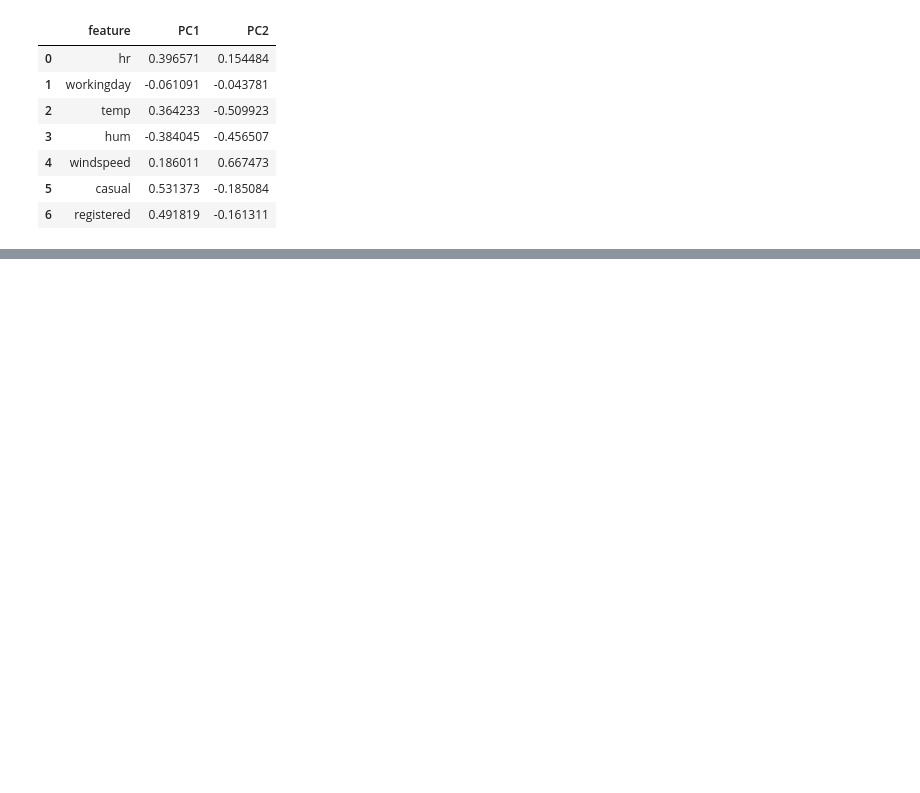
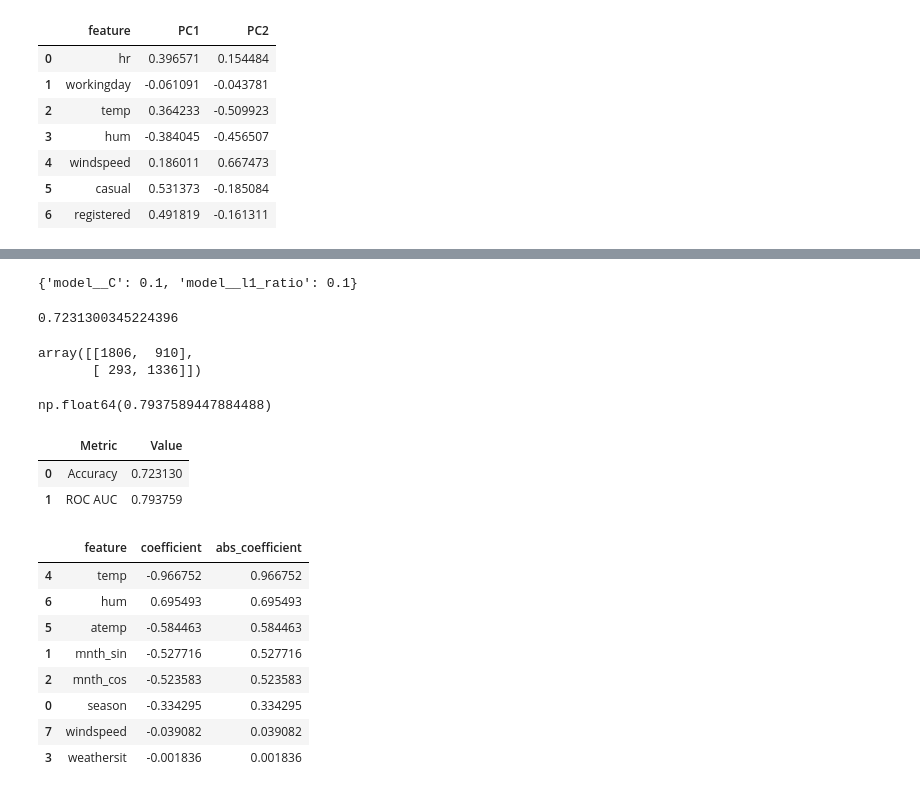
Before and after one commit to ryanmichauduc/STAT_32950_BikeDataProject, a Jupyter notebook: ryan/prelim.ipynb, the cells around one changed output, grey strips where cells are left out. Cells and saved outputs as stored; diff of their text form; code cells hidden in the pictures; blank space fills up the shorter version.

```diff
--- a/ryan/prelim.ipynb
+++ b/ryan/prelim.ipynb
@@ -219,0 +264,24 @@ loadings
+# %%
+elastic_logit_pipe = Pipeline([
+    ('scaler', StandardScaler()),
+    ('model', LogisticRegression(
+        penalty='elasticnet',
+        solver='saga',
+        max_iter=10000,
+        random_state=0
+    ))
+])
+# %%
+param_grid = {
+    'model__C': [0.01, 0.1, 1, 10, 100],
+    'model__l1_ratio': [0.1, 0.25, 0.5, 0.75, 0.9]
+}
+# %%
+grid = GridSearchCV(
+    elastic_logit_pipe,
+    param_grid,
+    cv=tscv,
+    scoring='accuracy'
+)
+
+grid.fit(X_train, y_train)
@@ -219,0 +299,4 @@ loadings
+# %%
+grid.best_params_
+# %% [output]
+{'model__C': 0.1, 'model__l1_ratio': 0.1}
@@ -219,0 +306,47 @@ loadings
+# %%
+accuracy = accuracy_score(y_test, y_pred)
+accuracy
+# %% [output]
+0.7231300345224396
+# %%
+confusion_matrix(y_test, y_pred)
+# %% [output]
+array([[1806,  910],
+       [ 293, 1336]])
+# %%
+auc = roc_auc_score(y_test, y_prob)
+auc
+# %% [output]
+np.float64(0.7937589447884488)
+# %%
+results = pd.DataFrame({
+    'Metric': ['Accuracy', 'ROC AUC'],
+    'Value': [accuracy, auc]
+})
+
+results
+# %% [output]
+|  | Metric | Value |
+| 0 | Accuracy | 0.723130 |
+| 1 | ROC AUC | 0.793759 |
+# %%
+best_model = grid.best_estimator_.named_steps['model']
+
+coef_table = pd.DataFrame({
+    'feature': features,
+    'coefficient': best_model.coef_[0]
+})
+
+coef_table['abs_coefficient'] = coef_table['coefficient'].abs()
+
+coef_table.sort_values('abs_coefficient', ascending=False)
+# %% [output]
+|  | feature | coefficient | abs_coefficient |
+| 4 | temp | -0.966752 | 0.966752 |
+| 6 | hum | 0.695493 | 0.695493 |
+| 5 | atemp | -0.584463 | 0.584463 |
+| 1 | mnth_sin | -0.527716 | 0.527716 |
+| 2 | mnth_cos | -0.523583 | 0.523583 |
+| 0 | season | -0.334295 | 0.334295 |
+| 7 | windspeed | -0.039082 | 0.039082 |
+| 3 | weathersit | -0.001836 | 0.001836 |
```
Also changed, not shown: parts of 13 cells of this notebook.
